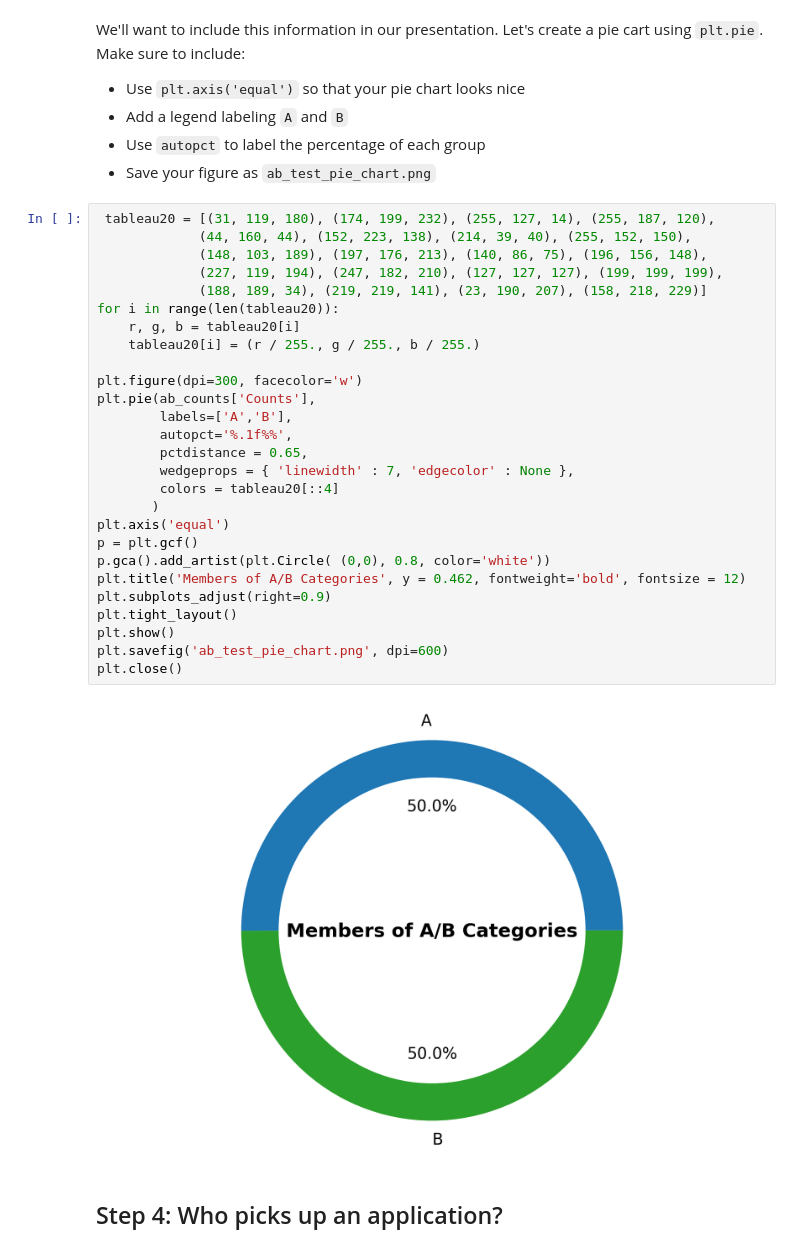
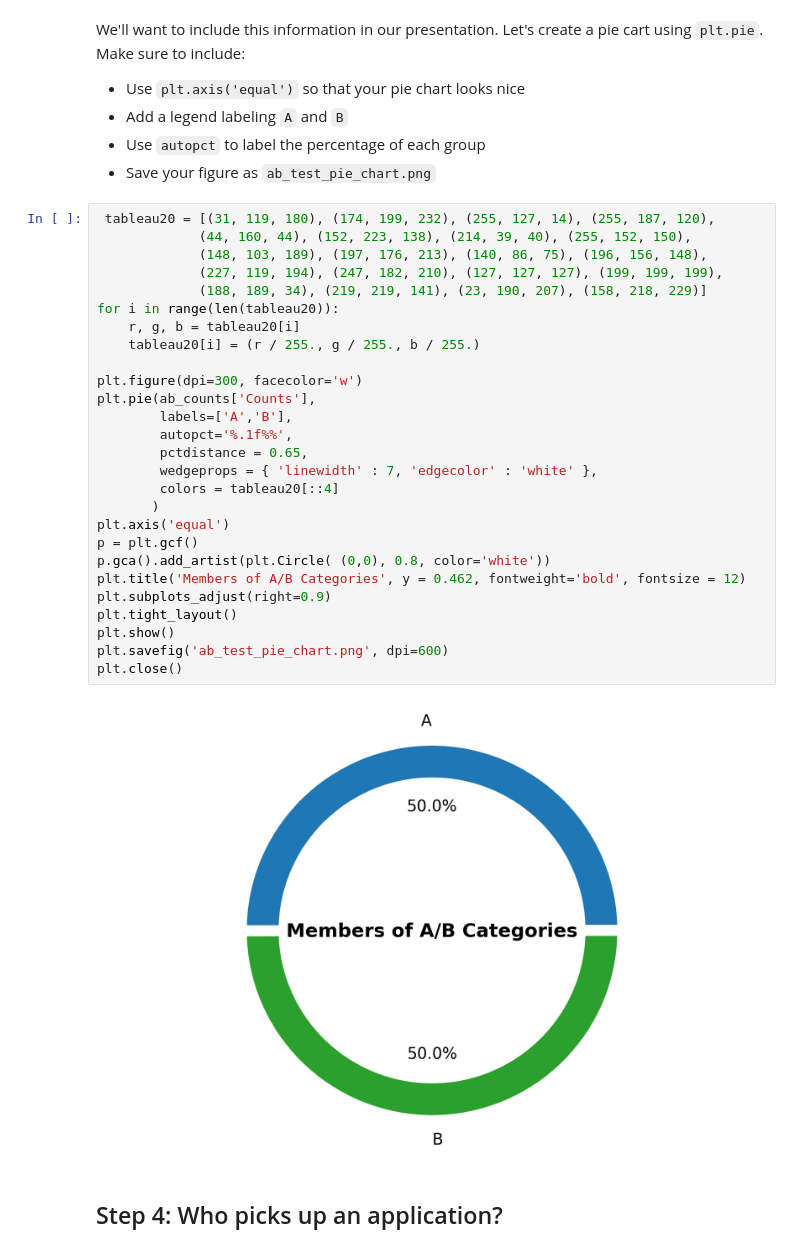
Before and after one commit to kaumaron/Data_Science, a Jupyter notebook: Codecademy_IDA/musclehub_project/musclehub.ipynb, the cells around one changed output. Saved outputs shown, nothing was run; the diff lists cells and outputs as text.

```diff
--- a/Codecademy_IDA/musclehub_project/musclehub.ipynb
+++ b/Codecademy_IDA/musclehub_project/musclehub.ipynb
@@ -217,32 +218,32 @@ We'll want to include this information in our presentation.  Let's create a pie
 # %%
  tableau20 = [(31, 119, 180), (174, 199, 232), (255, 127, 14), (255, 187, 120),
              (44, 160, 44), (152, 223, 138), (214, 39, 40), (255, 152, 150),
              (148, 103, 189), (197, 176, 213), (140, 86, 75), (196, 156, 148),
              (227, 119, 194), (247, 182, 210), (127, 127, 127), (199, 199, 199),
              (188, 189, 34), (219, 219, 141), (23, 190, 207), (158, 218, 229)]
 for i in range(len(tableau20)):
     r, g, b = tableau20[i]
     tableau20[i] = (r / 255., g / 255., b / 255.)
 
 plt.figure(dpi=300, facecolor='w')
 plt.pie(ab_counts['Counts'],
         labels=['A','B'],
         autopct='%.1f%%',
         pctdistance = 0.65,
-        wedgeprops = { 'linewidth' : 7, 'edgecolor' : None },
+        wedgeprops = { 'linewidth' : 7, 'edgecolor' : 'white' },
         colors = tableau20[::4]
        )
 plt.axis('equal')
 p = plt.gcf()
 p.gca().add_artist(plt.Circle( (0,0), 0.8, color='white'))
 plt.title('Members of A/B Categories', y = 0.462, fontweight='bold', fontsize = 12)
 plt.subplots_adjust(right=0.9)
 plt.tight_layout()
 plt.show()
 plt.savefig('ab_test_pie_chart.png', dpi=600)
 plt.close()
 # %% [output]
-[figure, old version]
+[figure, new version]
 # %% [markdown]
 ## Step 4: Who picks up an application?
 # %% [markdown]
```
Also changed, not shown: parts of 19 cells of this notebook.
